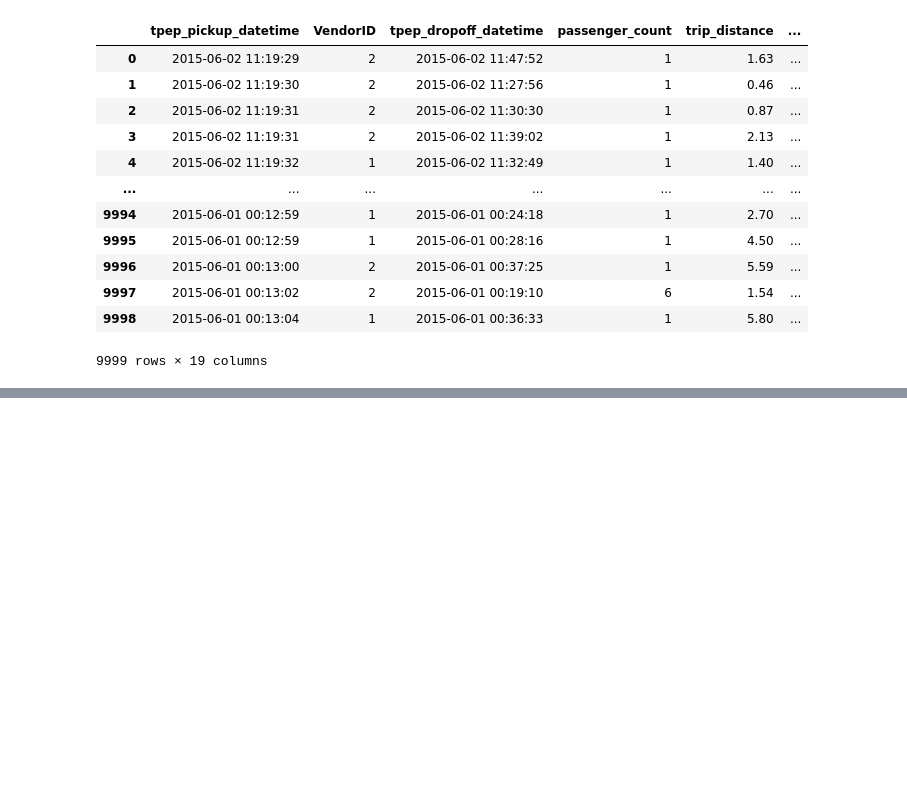
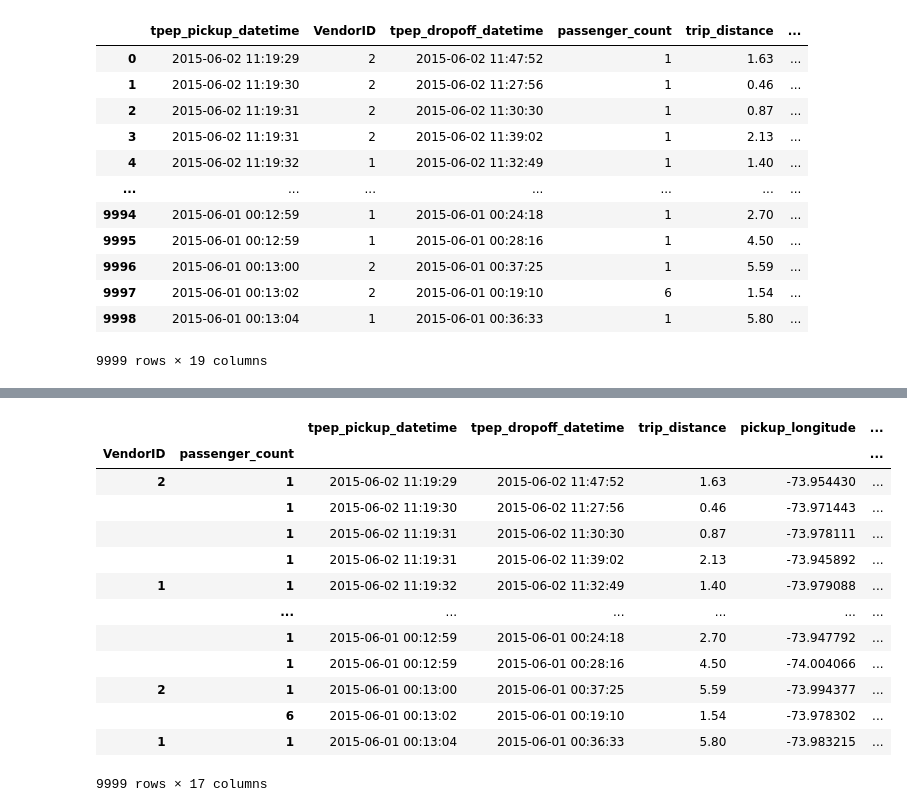
Before and after one commit to reuven/apple-2024-q4-data, a Jupyter notebook: Apple - 2024-10October-01.ipynb, the cells around one changed output, grey strips where cells are left out. Cells and saved outputs as stored; diff of their text form; code cells hidden in the pictures; blank space fills up the shorter version.

```diff
--- a/Apple - 2024-10October-01.ipynb
+++ b/Apple - 2024-10October-01.ipynb
@@ -83,0 +94,3 @@ df.reset_index()
+# %%
+df = df.reset_index()
+df.head()
@@ -83,0 +104,17 @@ df.reset_index()
+# %%
+df.set_index(['VendorID', 'passenger_count'])
+# %% [output]
+|  |  | tpep_pickup_datetime | tpep_dropoff_datetime | trip_distance | pickup_longitude | ... |
+| VendorID | passenger_count |  |  |  |  | ... |
+| 2 | 1 | 2015-06-02 11:19:29 | 2015-06-02 11:47:52 | 1.63 | -73.954430 | ... |
+|  | 1 | 2015-06-02 11:19:30 | 2015-06-02 11:27:56 | 0.46 | -73.971443 | ... |
+|  | 1 | 2015-06-02 11:19:31 | 2015-06-02 11:30:30 | 0.87 | -73.978111 | ... |
+|  | 1 | 2015-06-02 11:19:31 | 2015-06-02 11:39:02 | 2.13 | -73.945892 | ... |
+| 1 | 1 | 2015-06-02 11:19:32 | 2015-06-02 11:32:49 | 1.40 | -73.979088 | ... |
+|  | ... | ... | ... | ... | ... | ... |
+|  | 1 | 2015-06-01 00:12:59 | 2015-06-01 00:24:18 | 2.70 | -73.947792 | ... |
+|  | 1 | 2015-06-01 00:12:59 | 2015-06-01 00:28:16 | 4.50 | -74.004066 | ... |
+| 2 | 1 | 2015-06-01 00:13:00 | 2015-06-01 00:37:25 | 5.59 | -73.994377 | ... |
+|  | 6 | 2015-06-01 00:13:02 | 2015-06-01 00:19:10 | 1.54 | -73.978302 | ... |
+| 1 | 1 | 2015-06-01 00:13:04 | 2015-06-01 00:36:33 | 5.80 | -73.983215 | ... |
+9999 rows × 17 columns
```
Also changed, not shown: parts of 2 cells of this notebook.
